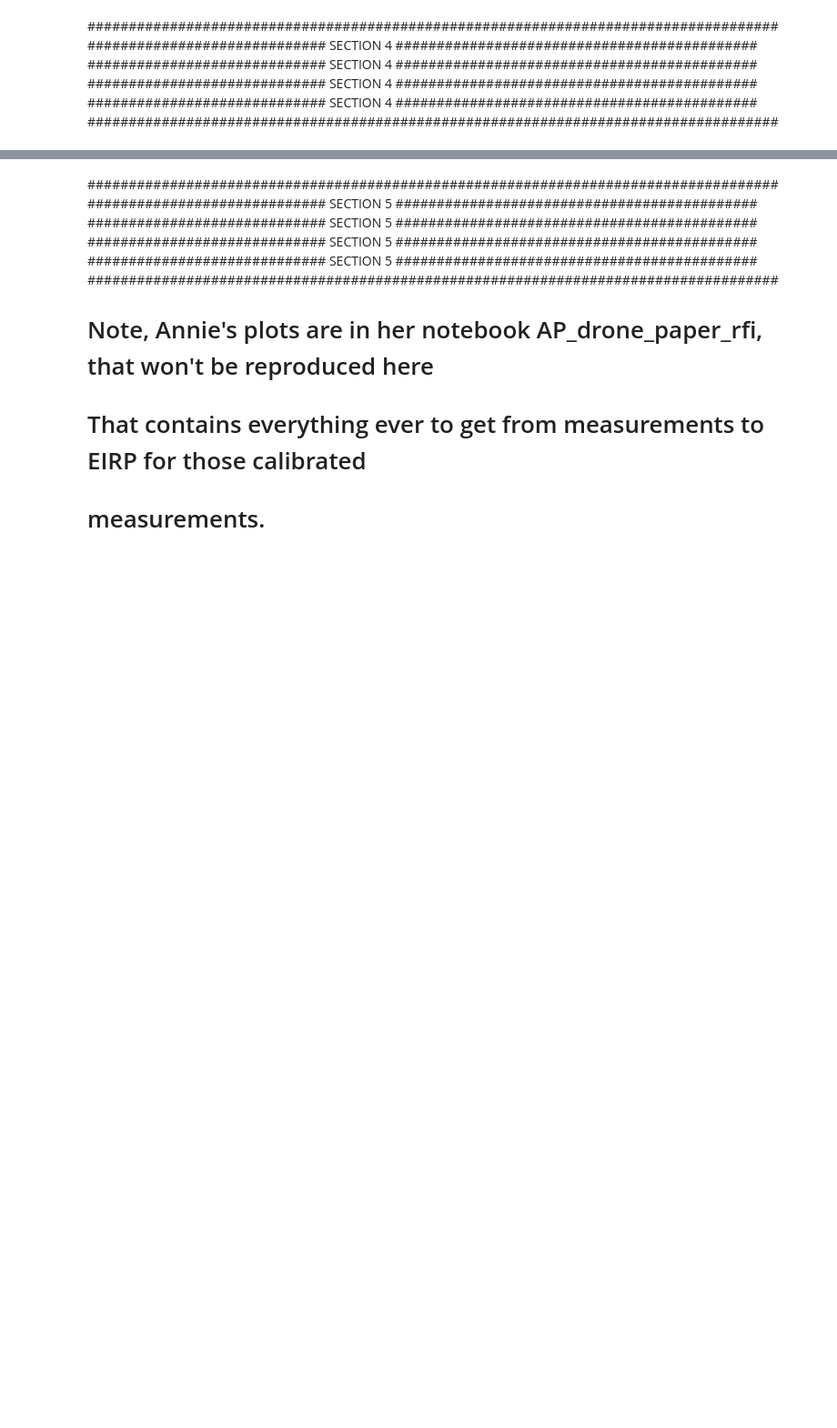
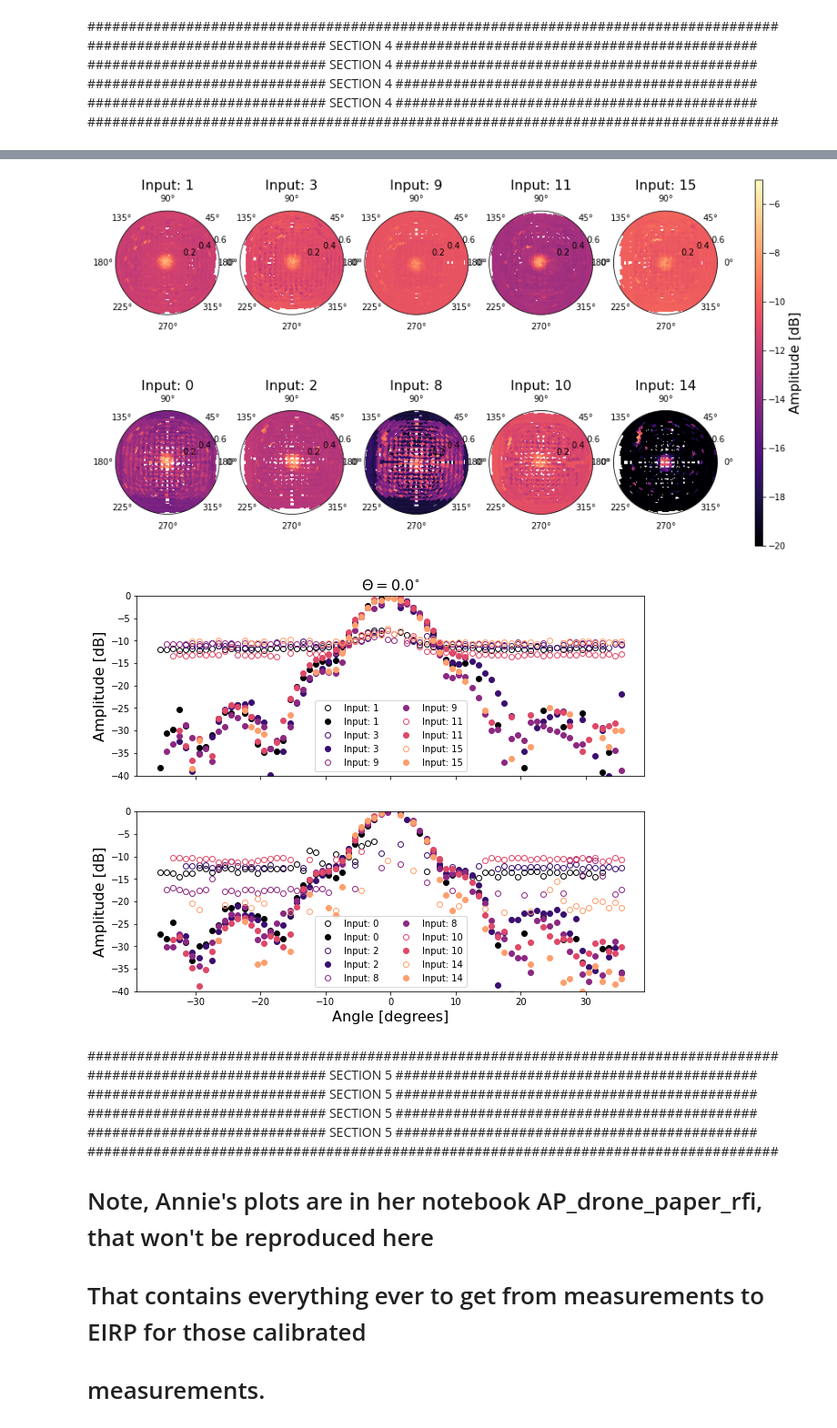
Before and after one commit to WrightLaboratory/newburghlabdrone, a Jupyter notebook: analysis/GBO_Drone_Paper_Plots.ipynb, the cells around one changed output, grey strips where cells are left out. Shown: that part at 91% size. Drawn from its saved outputs; the diff is of its cells as text; code cells hidden in the pictures; blank space fills up the shorter version.

Commit message:
updated to include background plotting

```diff
--- a/analysis/GBO_Drone_Paper_Plots.ipynb
+++ b/analysis/GBO_Drone_Paper_Plots.ipynb
@@ -1001,7 +1003,7 @@ print(coadded['averaged'][1,900,2,0],coadded['averaged'][1,900,2,1])
 with open('/hirax/GBO_Analysis_Outputs/emcee_fits.pkl', 'rb') as inp:
             emcfile = pickle.load(inp)
 
-colorz=pu.cm_to_discrete(cm.magma, 16)
+colorz=pu.cm_to_discrete(ccm, 16)
 
 ## Plot just the gaussian fit values and std across the main beam flights ##
 fig,axes = plt.subplots(2, 1, sharex=True,sharey=True,figsize=(15,10),squeeze=True)
@@ -1057,7 +1059,7 @@ axes[0].set_ylim(5,8.5)
 axes[0].set_xlim(400,600)
 axes[0].legend(fontsize = 12, ncol=8, markerscale=1,loc='lower left')
 axes[1].set_ylabel('[deg]', fontsize=fsz)
-axes[1].set_ylim(-1,1)
+#axes[1].set_ylim(-3,3)
 axes[1].text(402,0.6,'Residuals',fontsize=fsz-2)
 
 
@@ -1076,7 +1078,7 @@ axes[2].text(402,8,'N/S FWHM [deg]', fontsize=fsz)
 axes[2].set_ylim(5,8.5)
 axes[3].set_ylabel('[deg]', fontsize=fsz)
 axes[3].set_xlabel('Frequency [MHz]', fontsize=fsz)
-axes[3].set_ylim(-1,1)
+#axes[3].set_ylim(-3,3)
 axes[3].set_xlim(400,600)
 axes[3].text(402,0.6,'Residuals',fontsize=fsz-2)
 plt.show()
@@ -1115,7 +1117,7 @@ axes[1].set_xlabel('Frequency [MHz]',fontsize=fsz)
 plt.show()
 
 
-colorz=pu.cm_to_discrete(cm.magma, 5)
+colorz=pu.cm_to_discrete(ccm, 5)
 fig,axes = plt.subplots(4, 1, sharex=True,sharey=True,figsize=(15,12))
 diffs = []
 ms = 0
@@ -1419,3 +1632,65 @@ plt.show()
+# %%
+### Polar beam map at freqind 900 ###
+
+fig, axs = plt.subplots(2, 5, subplot_kw=dict(projection="polar"),figsize=(16,8))
+
+# N pols first
+for i,chind in enumerate(N_pols):
+    axs[0, i].pcolormesh(Ncobeam_bg.d0_edges_grid[:,:,chind],Ncobeam_bg.d1_edges_grid[:,:,chind],
+                10*np.log10((1./GNORM_N[chind,find])*Ncobeam_bg.V_LC_operation[:,:,0,chind]),cmap=ccm,vmin=-20,vmax=-5)
+    axs[0, i].set_title('Input: '+str(chind),fontsize=fsz)
+
+for i,chind in enumerate(E_pols):
+    im = axs[1, i].pcolormesh(Ecobeam_bg.d0_edges_grid[:,:,chind],Ecobeam_bg.d1_edges_grid[:,:,chind],
+                10*np.log10((1./GNORM_E[chind,find])*Ecobeam_bg.V_LC_operation[:,:,0,chind]),cmap=ccm,vmin=-20,vmax=-5)
+    axs[1, i].set_title('Input: '+str(chind),fontsize=fsz)
+    #axs[1, i].colorbar()
+
+
+cbar=fig.colorbar(im,ax=axs,aspect=50)
+cbar.set_label('Amplitude [dB]',fontsize=fsz)
+plt.show()
+
+fig,axs = plt.subplots(2, 1, sharex=True,sharey=True,figsize=(10,8))
+for i,chind in enumerate(N_pols):
+    axs[0].plot(np.degrees(Ncobeam_bg.d1_centers_grid[col1,:,chind]),
+                    10*np.log10((1./GNORM_N[chind,find])*Ncobeam_bg.V_LC_operation[col1,:,0,chind]),'o',
+                 color=colorz[i],mfc='none')
+    axs[0].plot(-1.0*np.degrees(Ncobeam_bg.d1_centers_grid[col2,:,chind]),
+                    10*np.log10((1./GNORM_N[chind,find])*Ncobeam_bg.V_LC_operation[col2,:,0,chind]),'o',
+             color=colorz[i],mfc='none',label='Input: '+str(chind))
+    axs[0].plot(np.degrees(Ncobeam.d1_centers_grid[col1,:,chind]),
+                    10*np.log10(Ncobeam.V_LC_operation[col1,:,0,chind]),'o',
+             color=colorz[i])
+    axs[0].plot(-1.0*np.degrees(Ncobeam.d1_centers_grid[col2,:,chind]),
+                    10*np.log10(Ncobeam.V_LC_operation[col2,:,0,chind]),'o',
+             color=colorz[i],label='Input: '+str(chind))
+
+for i,chind in enumerate(E_pols):
+    axs[1].plot(np.degrees(Ecobeam_bg.d1_centers_grid[col1,:,chind]),
+                    10*np.log10((1./GNORM_E[chind,find])*Ecobeam_bg.V_LC_operation[col1,:,0,chind]),'o',
+             color=colorz[i],mfc='none')
+    axs[1].plot(-1.0*np.degrees(Ecobeam_bg.d1_centers_grid[col2,:,chind]),
+                    10*np.log10((1./GNORM_E[chind,find])*Ecobeam_bg.V_LC_operation[col2,:,0,chind]),'o',
+             color=colorz[i],mfc='none',label='Input: '+str(chind))
+    axs[1].plot(np.degrees(Ecobeam.d1_centers_grid[col1,:,chind]),
+                    10*np.log10(Ecobeam.V_LC_operation[col1,:,0,chind]),'o',
+             color=colorz[i])
+    axs[1].plot(-1.0*np.degrees(Ecobeam.d1_centers_grid[col2,:,chind]),
+                    10*np.log10(Ecobeam.V_LC_operation[col2,:,0,chind]),'o',
+             color=colorz[i],label='Input: '+str(chind))
+
+axs[1].set_xlabel('Angle [degrees]',fontsize=fsz)
+axs[0].set_ylabel('Amplitude [dB]',fontsize=fsz)
+axs[1].set_ylabel('Amplitude [dB]',fontsize=fsz)
+axs[0].legend(loc='lower center',ncol=2)
+axs[1].legend(loc='lower center',ncol=2)
+axs[0].set_ylim(-40,0)
+axs[0].set_title('$\Theta = $'+str(np.round(np.degrees(0)))+'$^{\circ}$',fontsize=fsz)
+plt.show()
+# %% [output]
+[figure, added]
+[figure, added]
 # %% [markdown]
 ####################################################################################
 ############################# SECTION 5 ############################################
```
Also changed, not shown: parts of 7 cells of this notebook.
